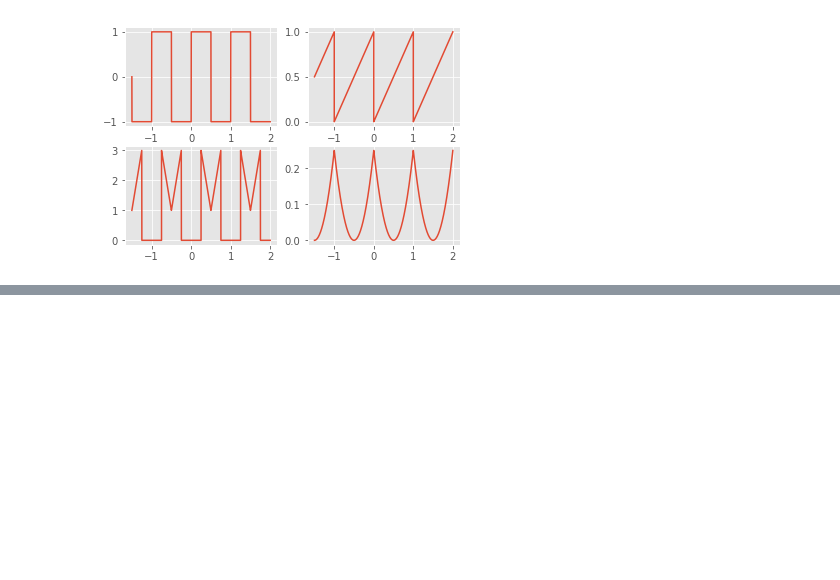
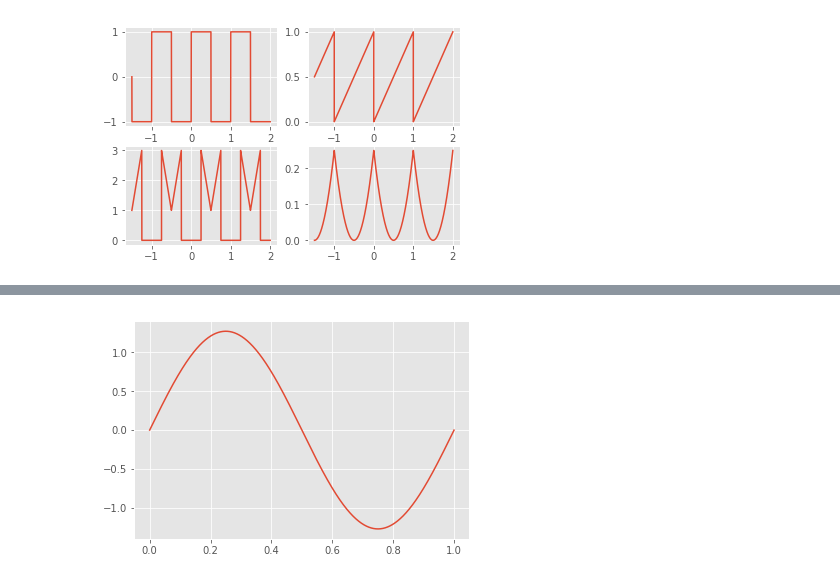
Before and after one commit to lyshds/dn_activation_rec_ubu, a Jupyter notebook: S37/robofly_phase_shift_coefficients.ipynb, the cells around one changed output, grey strips where cells are left out. Cells and saved outputs as stored; diff of their text form; code cells hidden in the pictures; blank space fills up the shorter version.

```diff
--- a/S37/robofly_phase_shift_coefficients.ipynb
+++ b/S37/robofly_phase_shift_coefficients.ipynb
@@ -240,0 +265,4 @@ def fourierSeries(period, N):
+# %%
+plt.plot(t_period, reconstruct(len(t_period), F[:3,:]), label='Reconstructed with 20 Harmonics');
+# %% [output]
+[figure, added]
```
Also changed, not shown: parts of 13 cells of this notebook.
